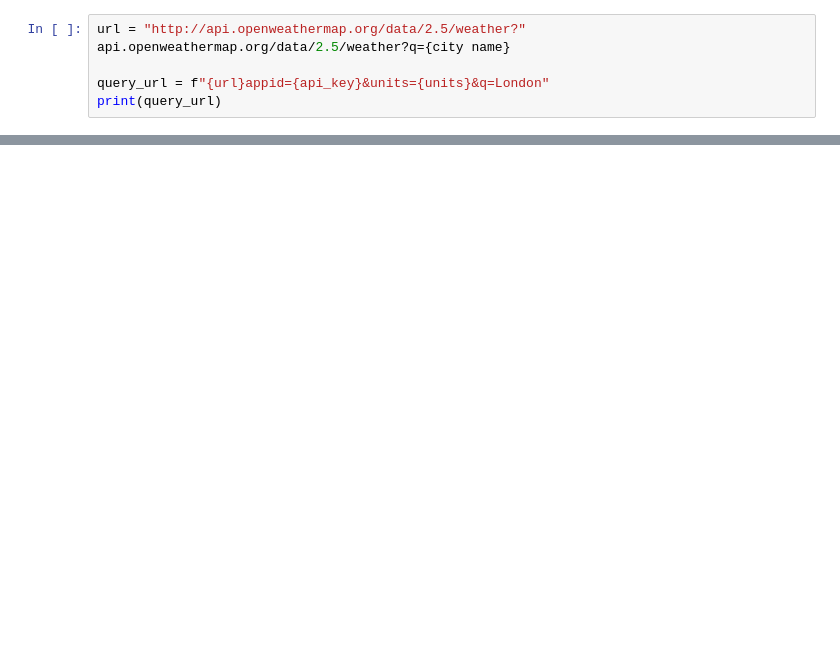
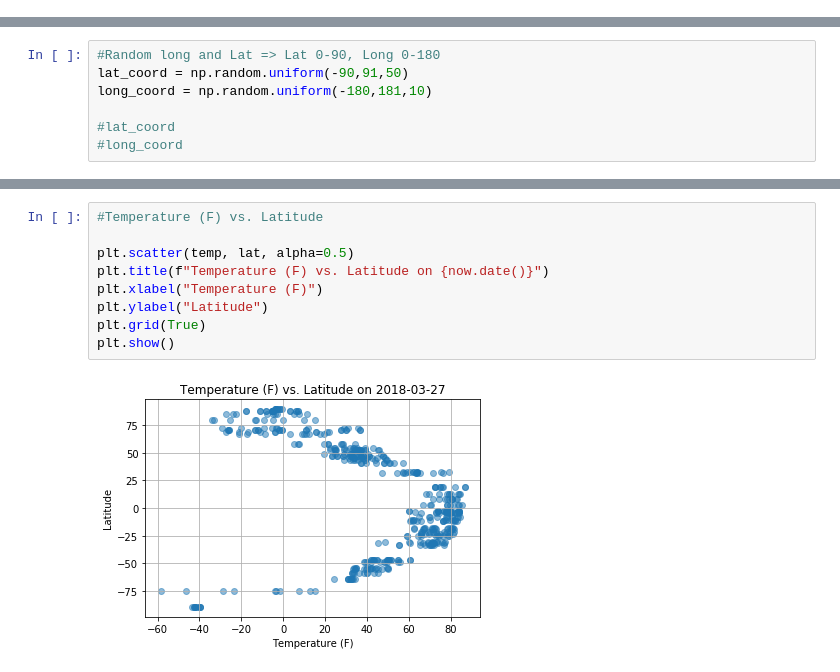
Before and after one commit to kamoakon/WeatherPy, a Jupyter notebook: WeatherPy.ipynb, the cells around one changed output, grey strips where cells are left out. Saved outputs shown, nothing was run; the diff lists cells and outputs as text; blank space fills up the shorter version.

Commit message:
Update to WeatherPy

```diff
--- a/WeatherPy.ipynb
+++ b/WeatherPy.ipynb
@@ -23,6 +13,0 @@ city.country_code
-# %%
-url = "http://api.openweathermap.org/data/2.5/weather?"
-api.openweathermap.org/data/2.5/weather?q={city name}
-
-query_url = f"{url}appid={api_key}&units={units}&q=London"
-print(query_url)
@@ -28,0 +63,7 @@ print(query_url)
+# %%
+#Random long and Lat => Lat 0-90, Long 0-180
+lat_coord = np.random.uniform(-90,91,50)
+long_coord = np.random.uniform(-180,181,10)
+
+#lat_coord
+#long_coord
@@ -28,0 +160,11 @@ print(query_url)
+# %%
+#Temperature (F) vs. Latitude
+
+plt.scatter(temp, lat, alpha=0.5)
+plt.title(f"Temperature (F) vs. Latitude on {now.date()}")
+plt.xlabel("Temperature (F)")
+plt.ylabel("Latitude")
+plt.grid(True)
+plt.show()
+# %% [output]
+[figure, added]
```
Also changed, not shown: parts of 13 cells of this notebook.
